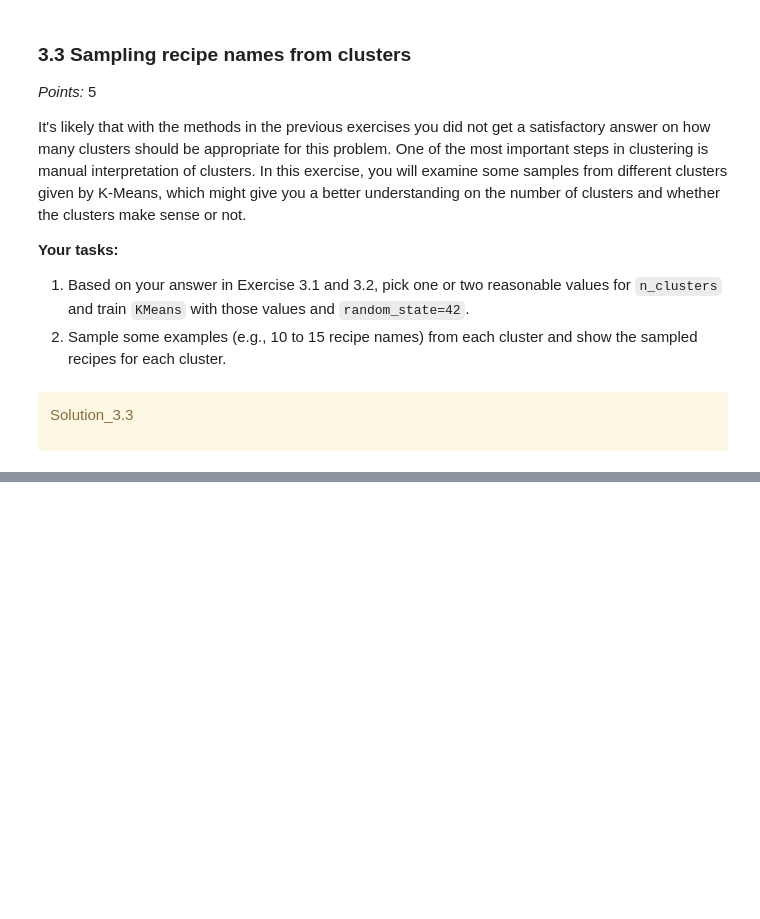
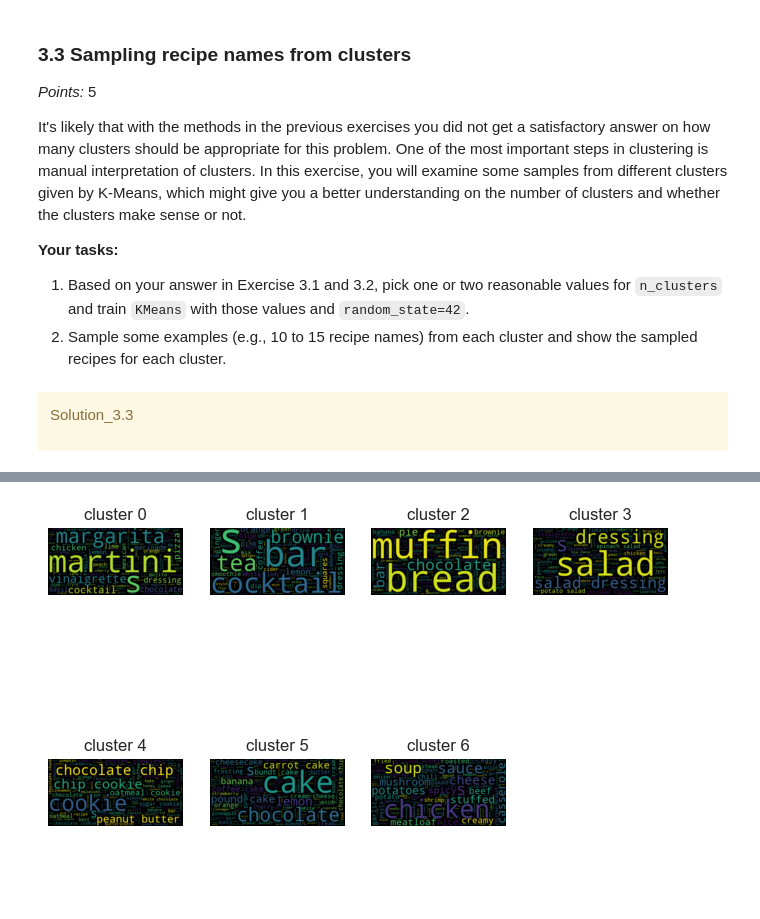
Before and after one commit to SteveIsnthere/cpsc330-2023W2, a Jupyter notebook: hw/hw6/hw6.ipynb, the cells around one changed output, grey strips where cells are left out. Cells and saved outputs as stored; diff of their text form; code cells hidden in the pictures; blank space fills up the shorter version.

```diff
--- a/hw/hw6/hw6.ipynb
+++ b/hw/hw6/hw6.ipynb
@@ -693,0 +690,4 @@ Solution_3.3
+# %%
+n_clusters = 7
+mod = KMeans(n_clusters=n_clusters, random_state=42)
+mod.fit(embeddings)
@@ -693,0 +696,28 @@ Solution_3.3
+# %%
+labels = np.unique(np.array(mod.labels_))
+
+res = {}
+for label in labels:
+    res[label] = []
+
+names = np.array(recipes_df["name"])
+
+for label in labels:
+    for i in range(len(mod.labels_)):
+        if label == mod.labels_[i]:
+            res[label].append(names[i])
+
+import random
+
+for label in labels:
+    n_shown = 0
+    print()
+    print("Cluster " + str(label) + " Samples: ")
+    print()
+    li = res[label].copy()
+    random.shuffle(li)
+    for i in range(len(li)):
+        print(str(i + 1) + ". " + li[i])
+        n_shown += 1
+        if n_shown >= 11:
+            break
@@ -694,3 +742,14 @@ Solution_3.3
+# %%
+n = 1
+for label in labels:
+    wordcloud = WordCloud().generate(' '.join(res[label]))
+    plt.subplot(2, 4, n)
+    n += 1
+    plt.imshow(wordcloud, interpolation='bilinear')
+    plt.axis("off")
+    plt.title("cluster " + str(label))
+# %% [output]
+[figure, added]
 # %% [markdown]
 <!-- END QUESTION -->
 
```
Also changed, not shown: parts of 23 cells of this notebook.
